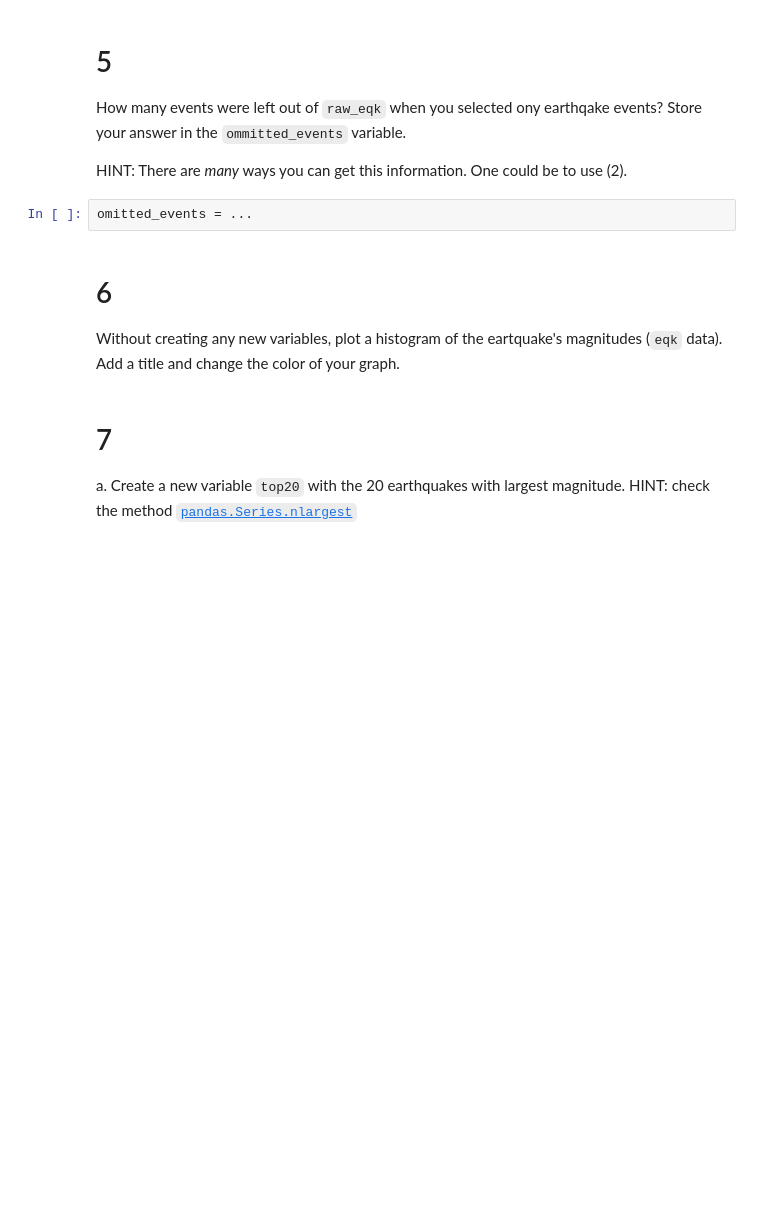
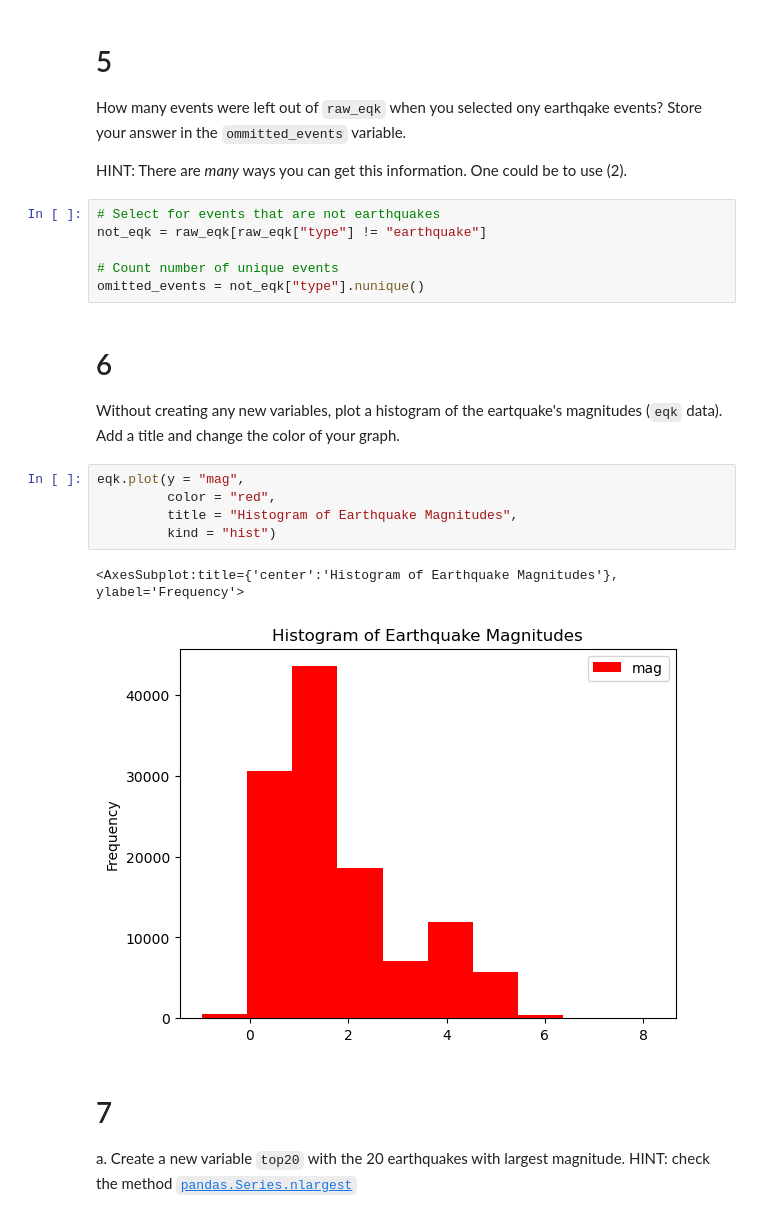
Before and after one commit to matteo-torres/eds220-hwk1, a Jupyter notebook: hwk1-task3-earthquakes-TORRES.ipynb, the cells around one changed output. Drawn from its saved outputs; the diff is of its cells as text; blank space fills up the shorter version.

```diff
--- a/hwk1-task3-earthquakes-TORRES.ipynb
+++ b/hwk1-task3-earthquakes-TORRES.ipynb
@@ -146,13 +146,25 @@ eqk_3
 How many events were left out of `raw_eqk` when you selected ony earthqake events? Store your answer in the `ommitted_events` variable.
 
 HINT: There are *many* ways you can get this information. One could be to use (2).
-# %%
-omitted_events = ...
+# %%
+# Select for events that are not earthquakes
+not_eqk = raw_eqk[raw_eqk["type"] != "earthquake"]
+
+# Count number of unique events
+omitted_events = not_eqk["type"].nunique()
 # %% [markdown]
 <!-- BEGIN QUESTION -->
 
 # 6
 Without creating any new variables, plot a histogram of the eartquake's magnitudes (`eqk` data). Add a title and change the color of your graph.
+# %%
+eqk.plot(y = "mag",
+         color = "red",
+         title = "Histogram of Earthquake Magnitudes",
+         kind = "hist")
+# %% [output]
+<AxesSubplot:title={'center':'Histogram of Earthquake Magnitudes'}, ylabel='Frequency'>
+[figure, added]
 # %% [markdown]
 <!-- END QUESTION -->
 
```
